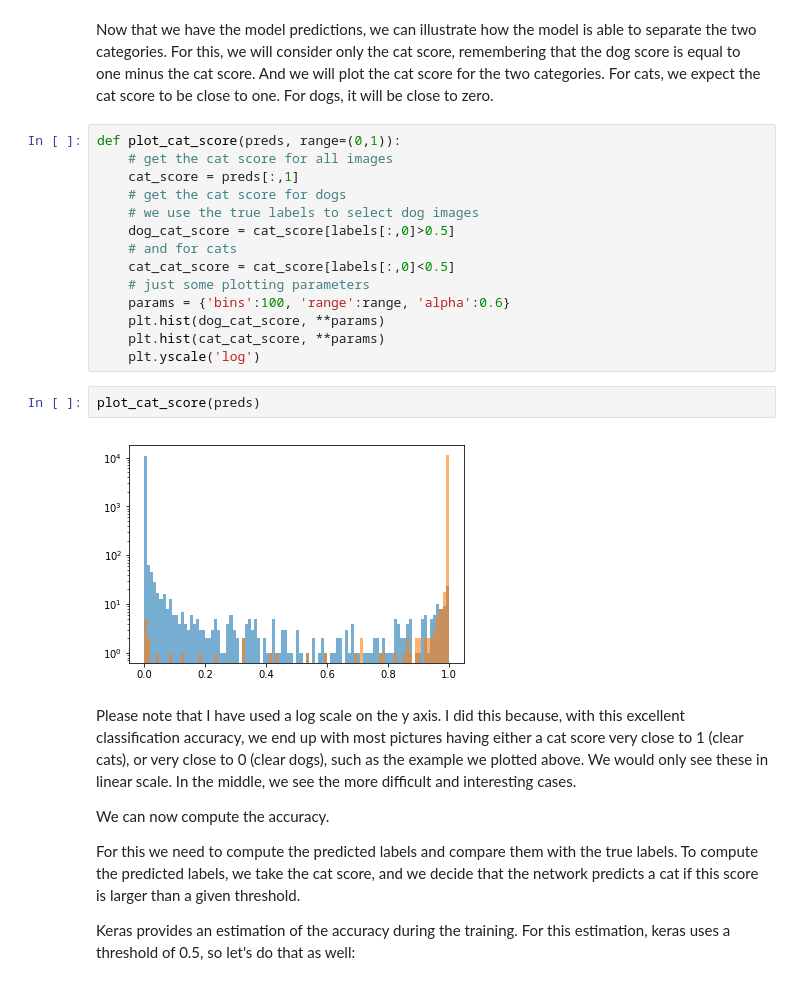
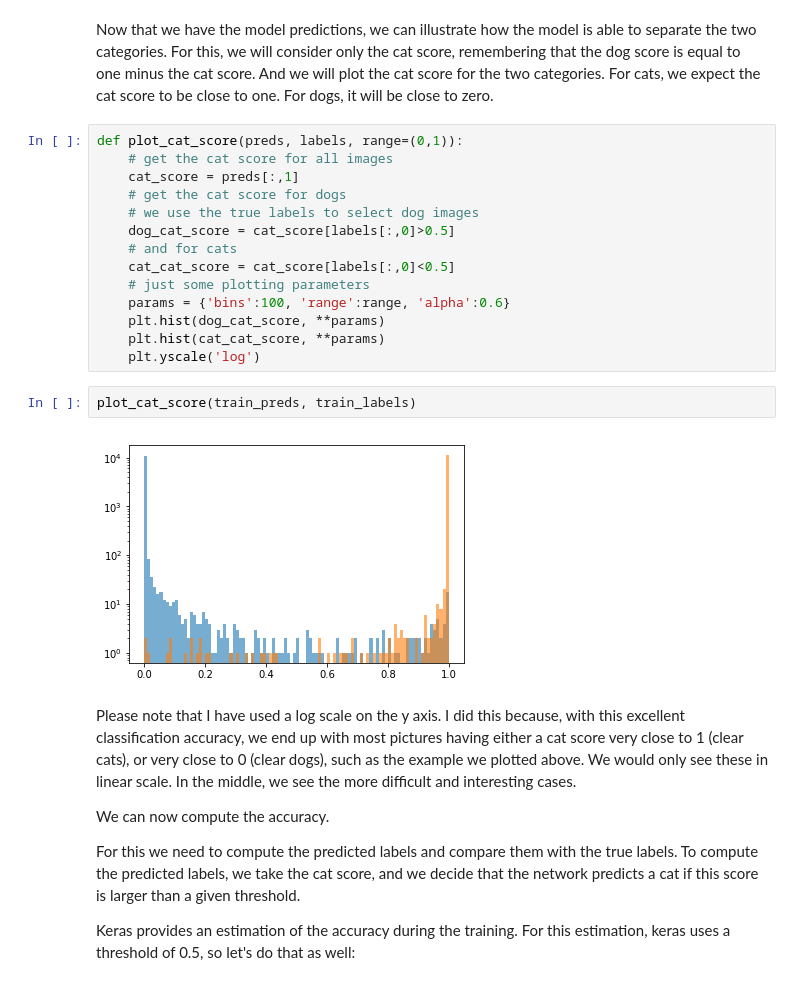
Before and after one commit to cbernet/maldives, a Jupyter notebook: dogs_vs_cats/dogs_vs_cats_transfer.ipynb, the cells around one changed output. Cells and saved outputs as stored; diff of their text form.

```diff
--- a/dogs_vs_cats/dogs_vs_cats_transfer.ipynb
+++ b/dogs_vs_cats/dogs_vs_cats_transfer.ipynb
@@ -560,7 +583,7 @@ evaluating batch 749
 # %% [markdown]
 Now that we have the model predictions, we can illustrate how the model is able to separate the two categories. For this, we will consider only the cat score, remembering that the dog score is equal to one minus the cat score. And we will plot the cat score for the two categories. For cats, we expect the cat score to be close to one. For dogs, it will be close to zero.
 # %%
-def plot_cat_score(preds, range=(0,1)):
+def plot_cat_score(preds, labels, range=(0,1)):
     # get the cat score for all images
     cat_score = preds[:,1]
     # get the cat score for dogs
@@ -573,10 +596,10 @@ def plot_cat_score(preds, range=(0,1)):
     plt.hist(dog_cat_score, **params)
     plt.hist(cat_cat_score, **params)
     plt.yscale('log')
-# %%
-plot_cat_score(preds)
-# %% [output]
-[figure, removed]
+# %%
+plot_cat_score(train_preds, train_labels)
+# %% [output]
+[figure, added]
 # %% [markdown]
 Please note that I have used a log scale on the y axis. I did this because, with this excellent classification accuracy, we end up with most pictures having either a cat score very close to 1 (clear cats), or very close to 0 (clear dogs), such as the example we plotted above. We would only see these in linear scale. In the middle, we see the more difficult and interesting cases.
 
```
Also changed, not shown: parts of 33 cells of this notebook, 1 other file.
